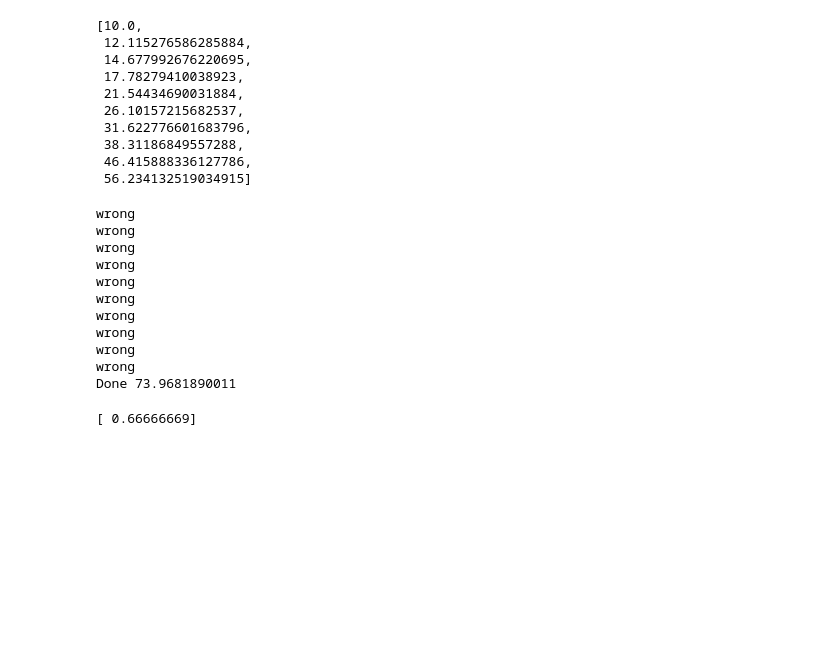
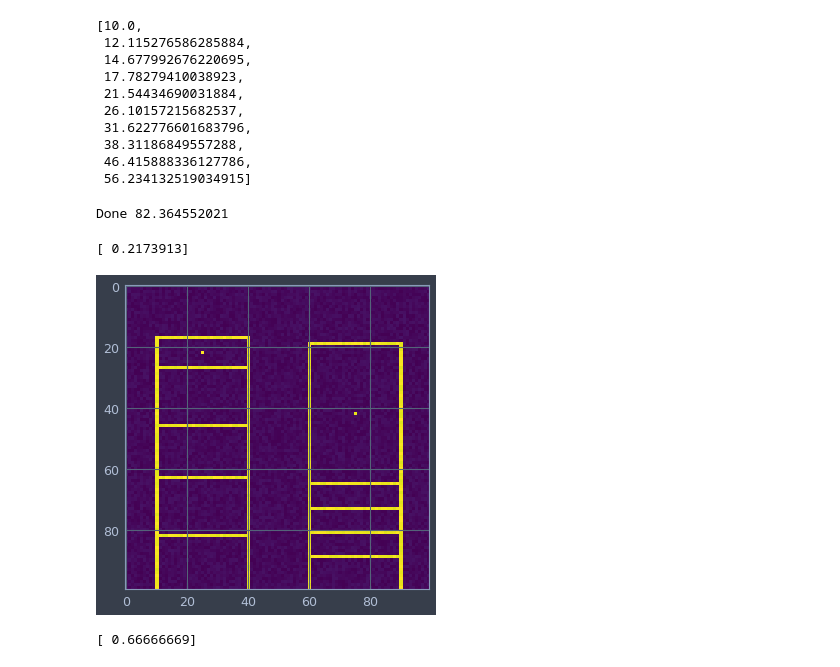
Before and after one commit to Rhoana/perception, a Jupyter notebook: IPY/Figure4.ipynb, the cells around one changed output. Cells and saved outputs as stored; diff of their text form; code cells hidden in the pictures; blank space fills up the shorter version.

```diff
--- a/IPY/Figure4.ipynb
+++ b/IPY/Figure4.ipynb
@@ -67,7 +67,24 @@ pairs
 # create many
 #
 
-DATATYPE = eval('C.Figure4.data_to_type4')
+# DATATYPE = eval('C.Figure4.data_to_type4')
+
+def DATATYPE(data):
+  '''
+  '''
+
+#   print 'tst'
+  choices = ['C.Figure4.data_to_type1', 'C.Figure4.data_to_type2',\
+            'C.Figure4.data_to_type3', 'C.Figure4.data_to_type4', 'C.Figure4.data_to_type5']
+
+  choice = np.random.choice(choices)
+
+#   print choice
+
+  return eval(choice)(data)
+
+
+
 NOISE = True
 
 train_counter = 0
@@ -135,9 +152,11 @@ while train_counter < train_target or val_counter < val_target or test_counter <
 
     #
     try:
+#       print 'hereh'
       image = DATATYPE(data)
       image = image.astype(np.float32)
     except:
+#       print 'wrong22'
       continue
 
     if label not in val_labels:
@@ -175,17 +194,13 @@ while train_counter < train_target or val_counter < val_target or test_counter <
 
 print 'Done', time.time()-t0
 # %% [output]
-wrong
-wrong
-wrong
-wrong
-wrong
-wrong
-wrong
-wrong
-wrong
-wrong
-Done 73.9681890011
+Done 82.364552021
+# %%
+imshow(X_train[4])
+print y_train[4]
+# %% [output]
+[ 0.2173913]
+[figure, added]
 # %%
 which = np.random.randint(len(X_train))
 print y_train[which]
```
Also changed, not shown: 7 other files.
